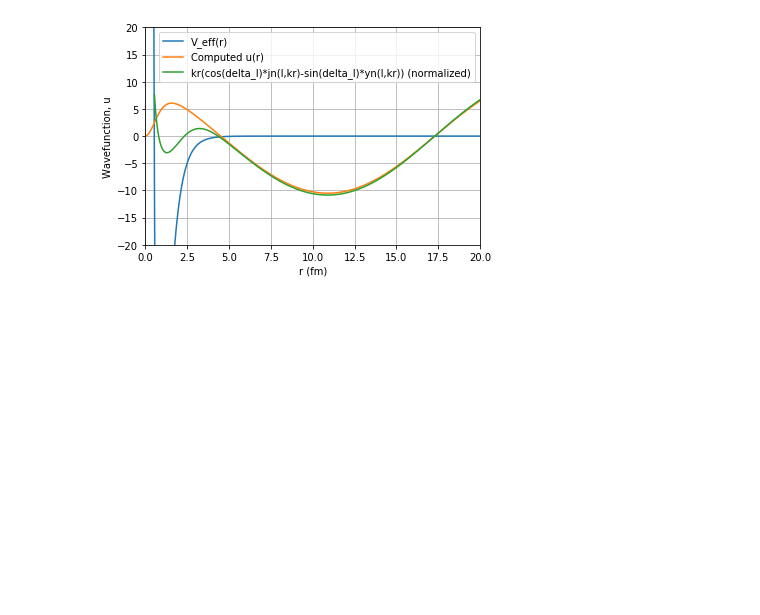
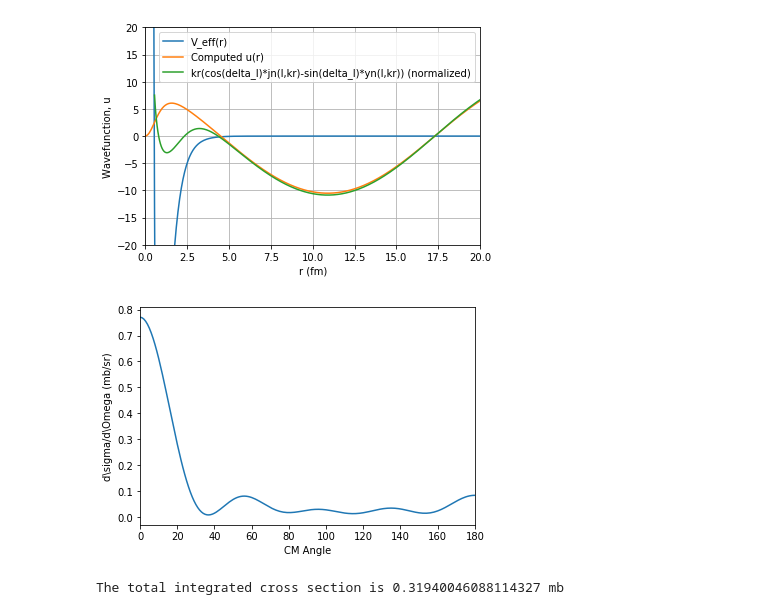
Before and after one commit to ChadUmmel/TALENT, a Jupyter notebook: HW1.ipynb, the cells around one changed output. Drawn from its saved outputs; the diff is of its cells as text; code cells hidden in the pictures; blank space fills up the shorter version.

Commit message:
Subroutines added to calculate angular distributions and total cross sections.  Results have not yet been verified to be correct

```diff
--- a/HW1.ipynb
+++ b/HW1.ipynb
@@ -72,3 +72,18 @@ def phaseshift(E,l):
     (r0,h,nmax,r,Veff,k,u)=numerov(E,l)
     deltal = np.arctan((u[-2]*k[-1]*r[-1]*sp.spherical_jn(l,k[-1]*r[-1])-u[-1]*k[-2]*r[-2]*sp.spherical_jn(l,k[-2]*r[-2]))/(u[-2]*k[-1]*r[-1]*sp.spherical_yn(l,k[-1]*r[-1])-u[-1]*k[-2]*r[-2]*sp.spherical_yn(l,k[-2]*r[-2])))
     return(r,Veff,k,u,deltal)
+# %%
+#Compute the angular distribution from the phaseshift
+def amp(E,lmax):
+    theta=np.linspace(0,math.pi,181)
+    deltal=np.zeros(lmax+1)
+    fre=np.zeros(len(theta))
+    fim=np.zeros(len(theta))
+    knorm = math.sqrt(2*mu*ECM)/hbar
+    for l in range(0,lmax+1,1):
+        (r,Veff,k,u,deltal[l])=phaseshift(E,l)
+        Pl=sp.legendre(l)
+        fre=fre+1/knorm*(2*l+1)*math.cos(deltal[l])*math.sin(deltal[l])*Pl(np.cos(theta))
+        fim=fim+1/knorm*(2*l+1)*(math.sin(deltal[l]))**2*Pl(np.cos(theta))
+    ang=(fre**2+fim**2)/(1e15)**2*(1e27) #Convert from fm^-2 to mb
+    return(theta,ang)
@@ -137,3 +160,23 @@ plt.ylabel('Wavefunction, u');
 plt.legend();
 # %% [output]
 [figure]
+# %%
+#Debugging cell to check angular distribution plots
+E=5
+lmax=4
+(theta,ang)=amp(E,lmax)
+plt.grid
+plt.plot(theta*180/math.pi,ang)
+plt.xlim(0,180)
+plt.xlabel("CM Angle")
+plt.ylabel("d\sigma/d\Omega (mb/sr)");
+# %% [output]
+[figure, added]
+# %%
+#Debugging cell to check total integrated cross section in mb
+E=5
+lmax=4
+cs=cstot(E,lmax)
+print("The total integrated cross section is %s mb" %cs)
+# %% [output]
+The total integrated cross section is 0.31940046088114327 mb
```
Also changed, not shown: parts of 1 cell of this notebook.
